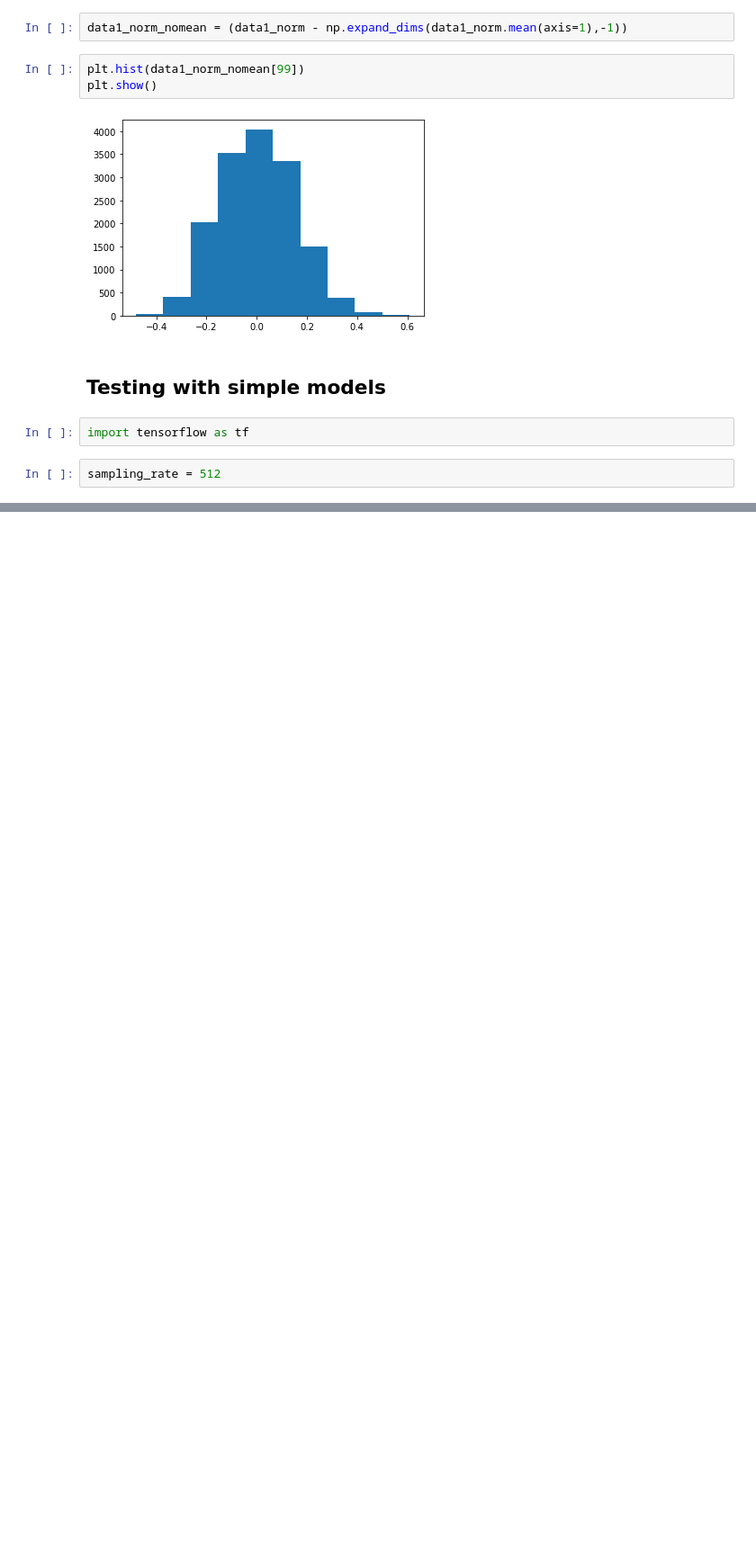
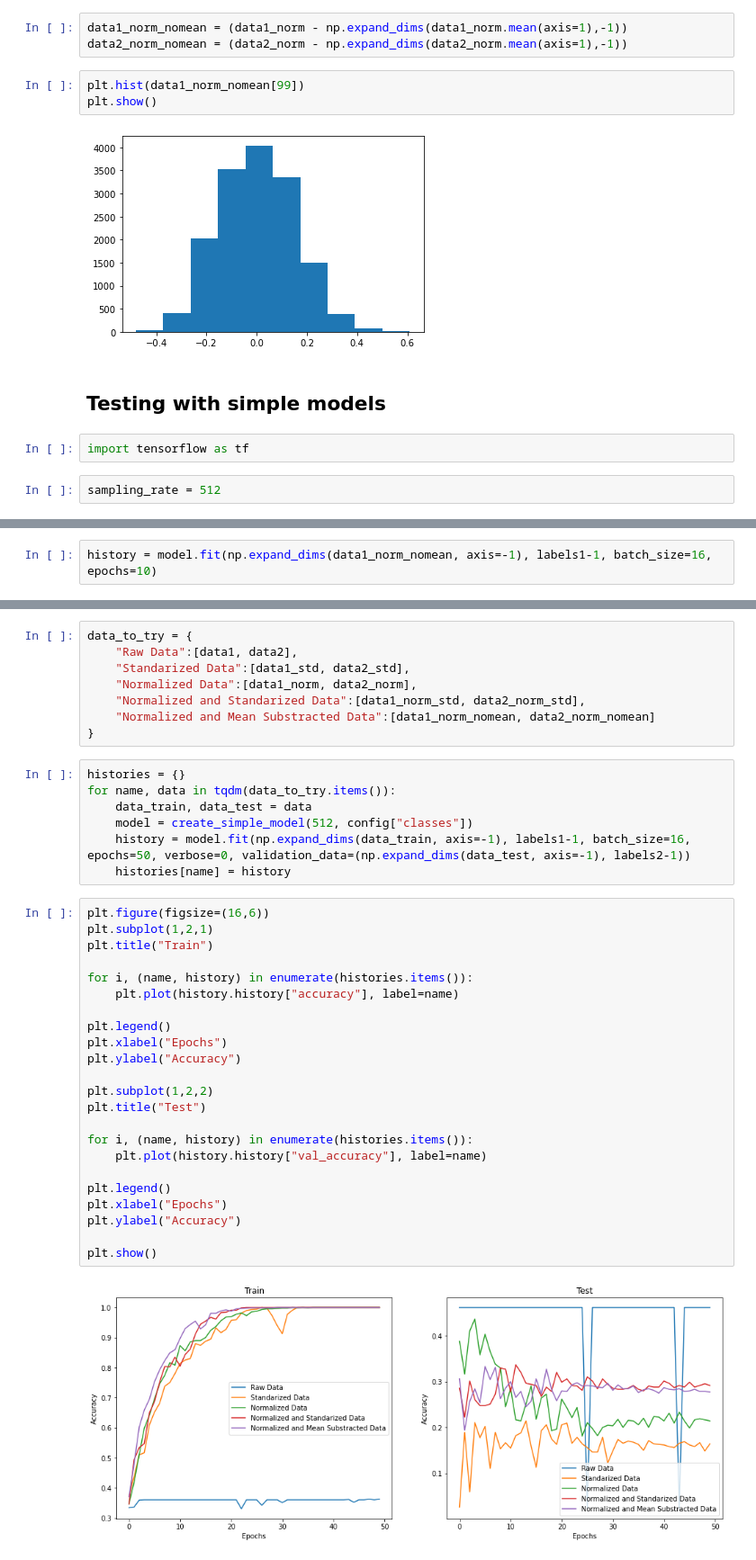
Before and after one commit to Jorgvt/SSD_IA3, a Jupyter notebook: Notebooks/debug_together.ipynb, the cells around one changed output, grey strips where cells are left out. Shown at 90% size. Cells and saved outputs as stored; diff of their text form; blank space fills up the shorter version.

```diff
--- a/Notebooks/debug_together.ipynb
+++ b/Notebooks/debug_together.ipynb
@@ -155,6 +147,7 @@ plt.show()
 [figure]
 # %%
 data1_norm_nomean = (data1_norm - np.expand_dims(data1_norm.mean(axis=1),-1))
+data2_norm_nomean = (data2_norm - np.expand_dims(data2_norm.mean(axis=1),-1))
 # %%
 plt.hist(data1_norm_nomean[99])
 plt.show()
@@ -178,0 +185,2 @@ model.summary()
+# %%
+history = model.fit(np.expand_dims(data1_norm_nomean, axis=-1), labels1-1, batch_size=16, epochs=10)
@@ -178,0 +219,40 @@ model.summary()
+# %%
+data_to_try = {
+    "Raw Data":[data1, data2],
+    "Standarized Data":[data1_std, data2_std],
+    "Normalized Data":[data1_norm, data2_norm],
+    "Normalized and Standarized Data":[data1_norm_std, data2_norm_std],
+    "Normalized and Mean Substracted Data":[data1_norm_nomean, data2_norm_nomean]
+}
+# %%
+histories = {}
+for name, data in tqdm(data_to_try.items()):
+    data_train, data_test = data
+    model = create_simple_model(512, config["classes"])
+    history = model.fit(np.expand_dims(data_train, axis=-1), labels1-1, batch_size=16, epochs=50, verbose=0, validation_data=(np.expand_dims(data_test, axis=-1), labels2-1))
+    histories[name] = history
+# %%
+plt.figure(figsize=(16,6))
+plt.subplot(1,2,1)
+plt.title("Train")
+
+for i, (name, history) in enumerate(histories.items()):
+    plt.plot(history.history["accuracy"], label=name)
+
+plt.legend()
+plt.xlabel("Epochs")
+plt.ylabel("Accuracy")
+
+plt.subplot(1,2,2)
+plt.title("Test")
+
+for i, (name, history) in enumerate(histories.items()):
+    plt.plot(history.history["val_accuracy"], label=name)
+
+plt.legend()
+plt.xlabel("Epochs")
+plt.ylabel("Accuracy")
+
+plt.show()
+# %% [output]
+[figure, added]
```
Also changed, not shown: parts of 25 cells of this notebook.
